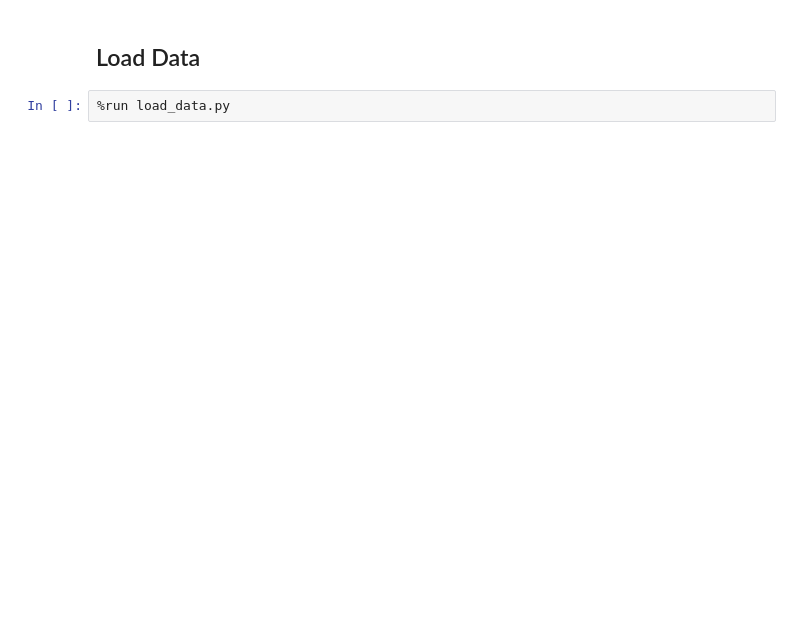
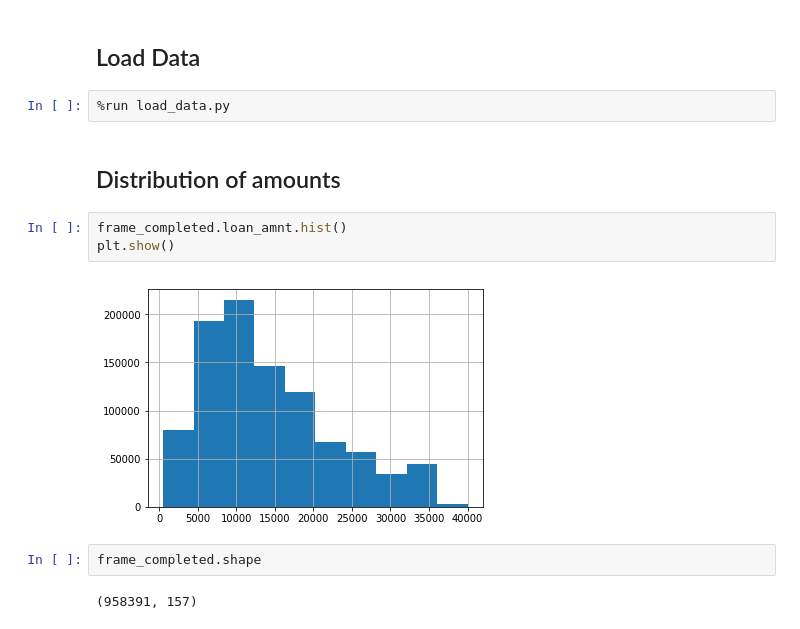
Before and after one commit to arielgoldszmidt/lenders, a Jupyter notebook: graphs.ipynb, the cells around one changed output. Cells and saved outputs as stored; diff of their text form; blank space fills up the shorter version.

```diff
--- a/graphs.ipynb
+++ b/graphs.ipynb
@@ -2,3 +2,14 @@
 ## Load Data
 # %%
 %run load_data.py
+# %% [markdown]
+## Distribution of amounts
+# %%
+frame_completed.loan_amnt.hist()
+plt.show()
+# %% [output]
+[figure, added]
+# %%
+frame_completed.shape
+# %% [output]
+(958391, 157)
```
Also changed, not shown: 3 other files.
